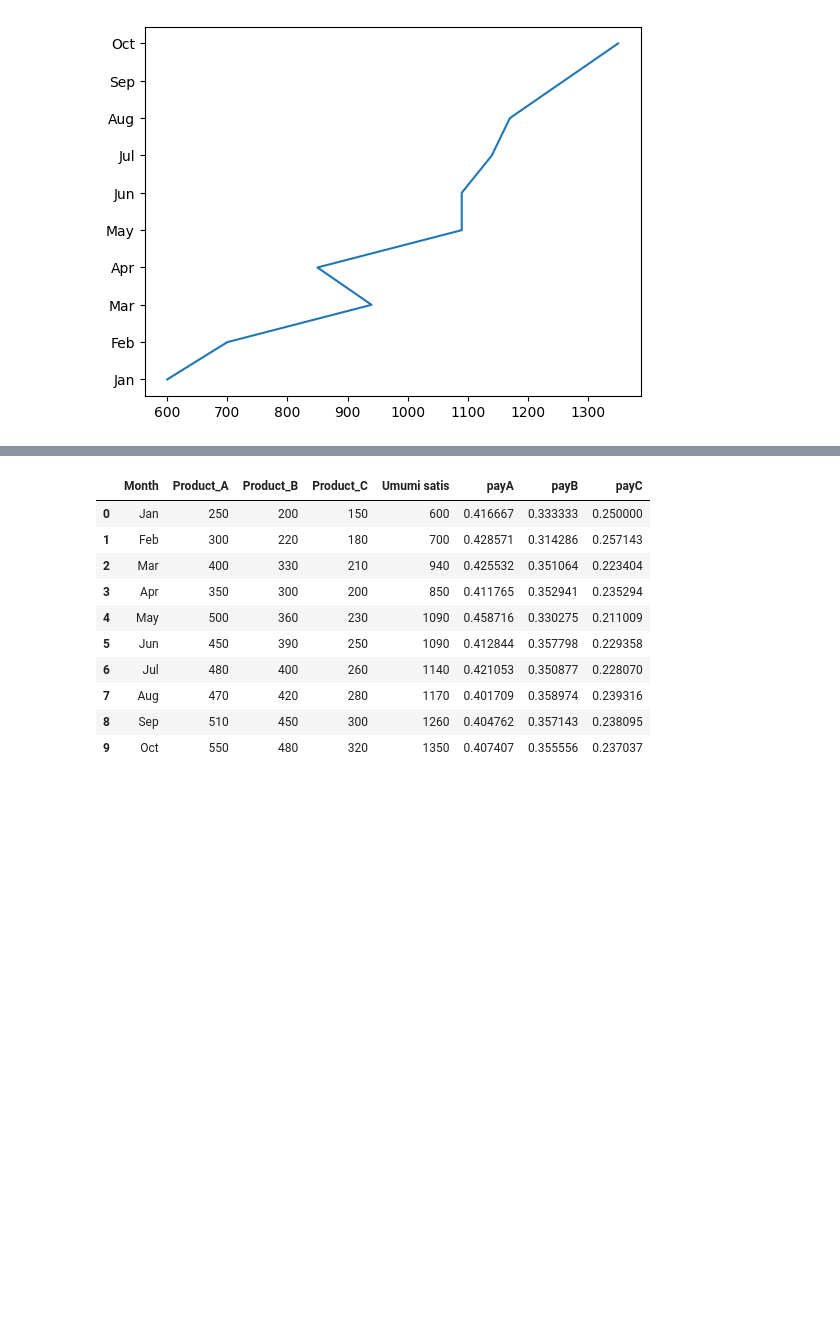
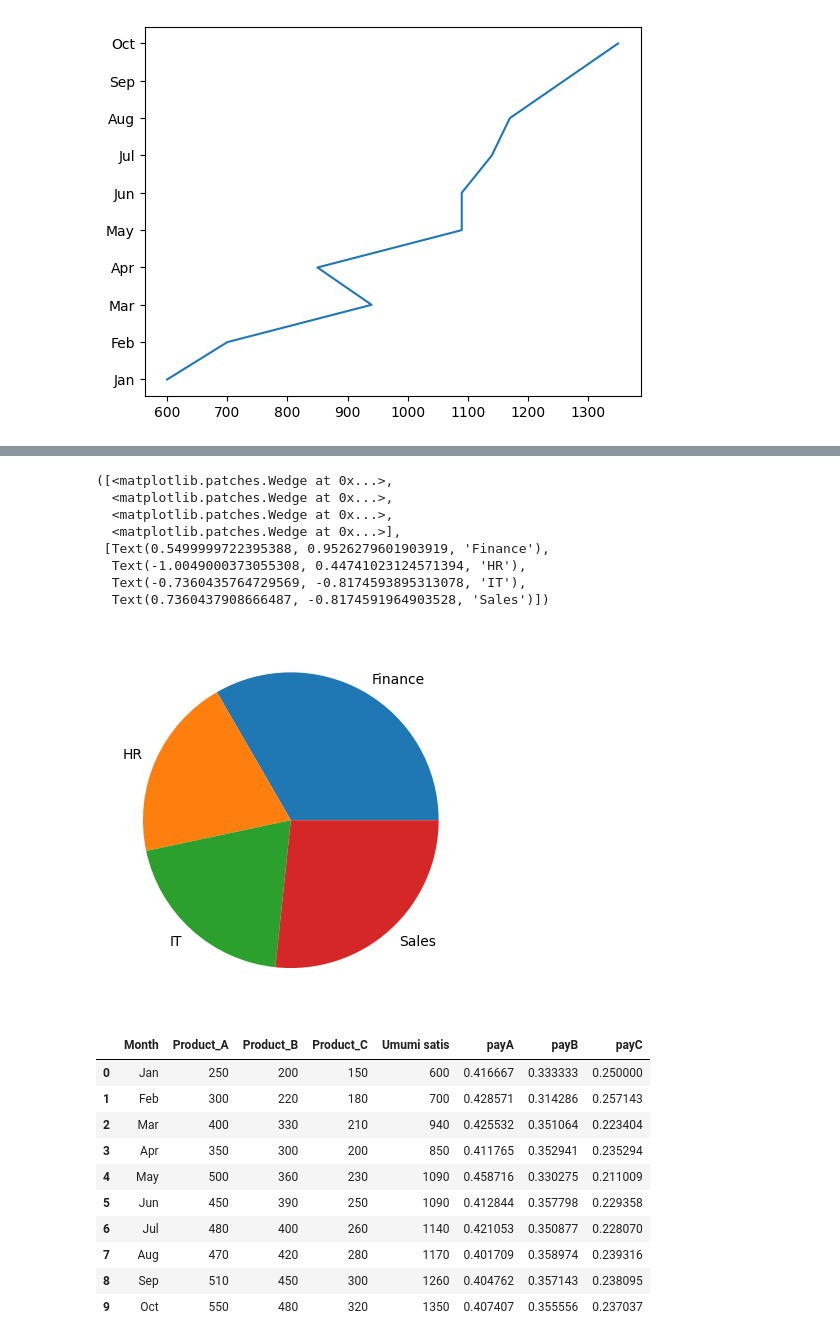
Before and after one commit to Ayan282/colab, a Jupyter notebook: Welcome_to_Colab.ipynb, the cells around one changed output, grey strips where cells are left out. Saved outputs shown, nothing was run; the diff lists cells and outputs as text; code cells hidden in the pictures; blank space fills up the shorter version.

```diff
--- a/Welcome_to_Colab.ipynb
+++ b/Welcome_to_Colab.ipynb
@@ -132,5 +120,20 @@ ed.groupby("Department")["Name"].count()
 | Sales | 4 |
 dtype: int64
+# %%
+ed.groupby("Department")["Name"].count()
+values=[5,3,3,4]
+labels=["Finance","HR","IT","Sales"]
+plt.pie(values,labels=labels)
+# %% [output]
+([<matplotlib.patches.Wedge at 0x...>,
+  <matplotlib.patches.Wedge at 0x...>,
+  <matplotlib.patches.Wedge at 0x...>,
+  <matplotlib.patches.Wedge at 0x...>],
+ [Text(0.5499999722395388, 0.9526279601903919, 'Finance'),
+  Text(-1.0049000373055308, 0.44741023124571394, 'HR'),
+  Text(-0.7360435764729569, -0.8174593895313078, 'IT'),
+  Text(0.7360437908666487, -0.8174591964903528, 'Sales')])
+[figure, added]
 # %%
 sd["Umumi satis"]=sd["Product_A"]+sd["Product_B"]+sd["Product_C"]
 sd["payA"]=sd["Product_A"]/sd["Umumi satis"]
```
Also changed, not shown: parts of 9 cells of this notebook.
